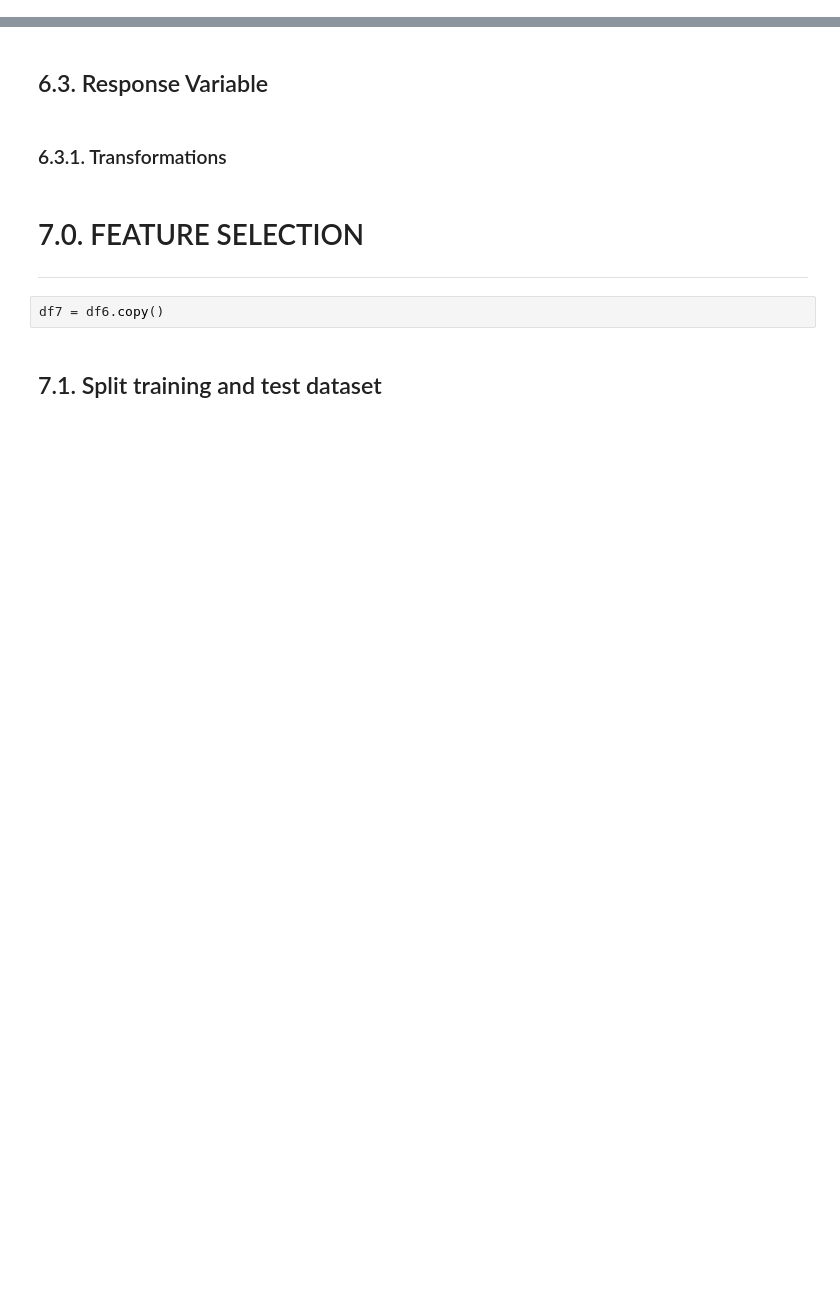
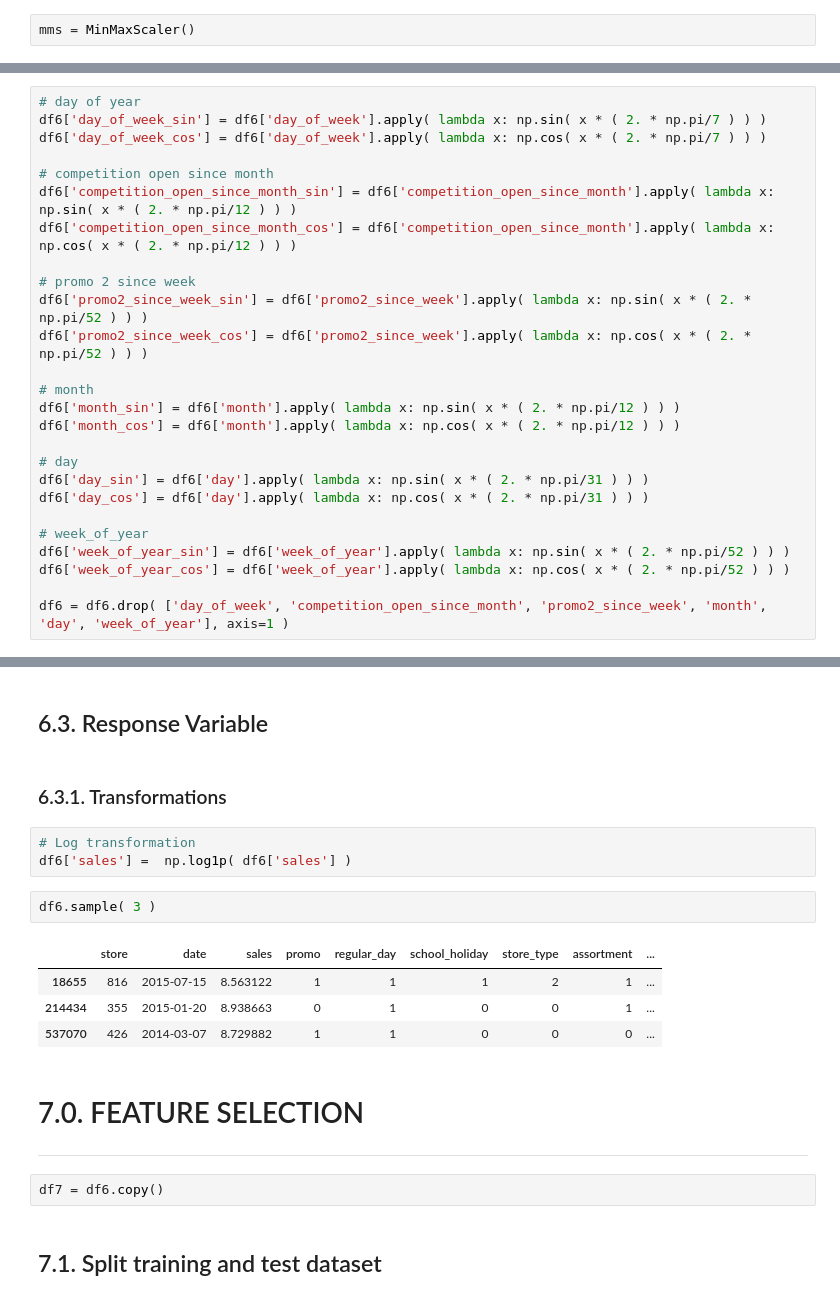
Before and after one commit to Meigarom/Predictive-Analytics, a Jupyter notebook: notebooks/Predictive-Analytics-Rossmann.ipynb, the cells around one changed output, grey strips where cells are left out. Saved outputs shown, nothing was run; the diff lists cells and outputs as text; blank space fills up the shorter version.

```diff
--- a/notebooks/Predictive-Analytics-Rossmann.ipynb
+++ b/notebooks/Predictive-Analytics-Rossmann.ipynb
@@ -836,0 +837,2 @@ df6 = df5.copy()
+# %%
+mms = MinMaxScaler()
@@ -839,3 +859,29 @@ df6 = df5.copy()
+# %%
+# day of year
+df6['day_of_week_sin'] = df6['day_of_week'].apply( lambda x: np.sin( x * ( 2. * np.pi/7 ) ) )
+df6['day_of_week_cos'] = df6['day_of_week'].apply( lambda x: np.cos( x * ( 2. * np.pi/7 ) ) )
+
+# competition open since month
+df6['competition_open_since_month_sin'] = df6['competition_open_since_month'].apply( lambda x: np.sin( x * ( 2. * np.pi/12 ) ) )
+df6['competition_open_since_month_cos'] = df6['competition_open_since_month'].apply( lambda x: np.cos( x * ( 2. * np.pi/12 ) ) )
+
+# promo 2 since week
+df6['promo2_since_week_sin'] = df6['promo2_since_week'].apply( lambda x: np.sin( x * ( 2. * np.pi/52 ) ) )
+df6['promo2_since_week_cos'] = df6['promo2_since_week'].apply( lambda x: np.cos( x * ( 2. * np.pi/52 ) ) )
+
+# month
+df6['month_sin'] = df6['month'].apply( lambda x: np.sin( x * ( 2. * np.pi/12 ) ) )
+df6['month_cos'] = df6['month'].apply( lambda x: np.cos( x * ( 2. * np.pi/12 ) ) )
+
+# day
+df6['day_sin'] = df6['day'].apply( lambda x: np.sin( x * ( 2. * np.pi/31 ) ) )
+df6['day_cos'] = df6['day'].apply( lambda x: np.cos( x * ( 2. * np.pi/31 ) ) )
+
+# week_of_year
+df6['week_of_year_sin'] = df6['week_of_year'].apply( lambda x: np.sin( x * ( 2. * np.pi/52 ) ) )
+df6['week_of_year_cos'] = df6['week_of_year'].apply( lambda x: np.cos( x * ( 2. * np.pi/52 ) ) )
+
+df6 = df6.drop( ['day_of_week', 'competition_open_since_month', 'promo2_since_week', 'month', 'day', 'week_of_year'], axis=1 )
 # %% [markdown]
 ## 6.2. Categorical Predictors
 # %% [markdown]
@@ -868,6 +905,16 @@ df6.head()
 ## 6.3. Response Variable
 # %% [markdown]
 ### 6.3.1. Transformations
+# %%
+# Log transformation
+df6['sales'] =  np.log1p( df6['sales'] )
+# %%
+df6.sample( 3 )
+# %% [output]
+|  | store | date | sales | promo | regular_day | school_holiday | store_type | assortment | ... |
+| 18655 | 816 | 2015-07-15 | 8.563122 | 1 | 1 | 1 | 2 | 1 | ... |
+| 214434 | 355 | 2015-01-20 | 8.938663 | 0 | 1 | 0 | 0 | 1 | ... |
+| 537070 | 426 | 2014-03-07 | 8.729882 | 1 | 1 | 0 | 0 | 0 | ... |
 # %% [markdown]
 # 7.0. FEATURE SELECTION
 ---
```
Also changed, not shown: parts of 30 cells of this notebook.
